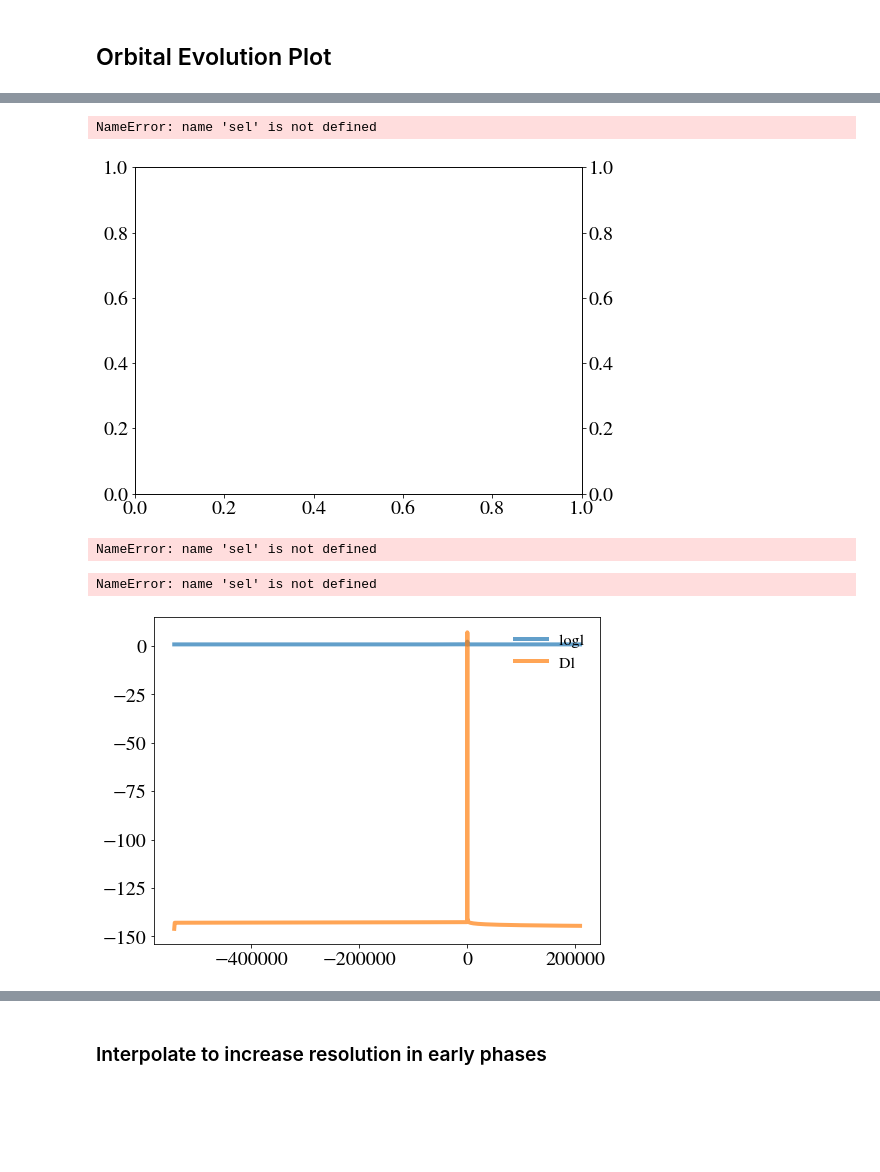
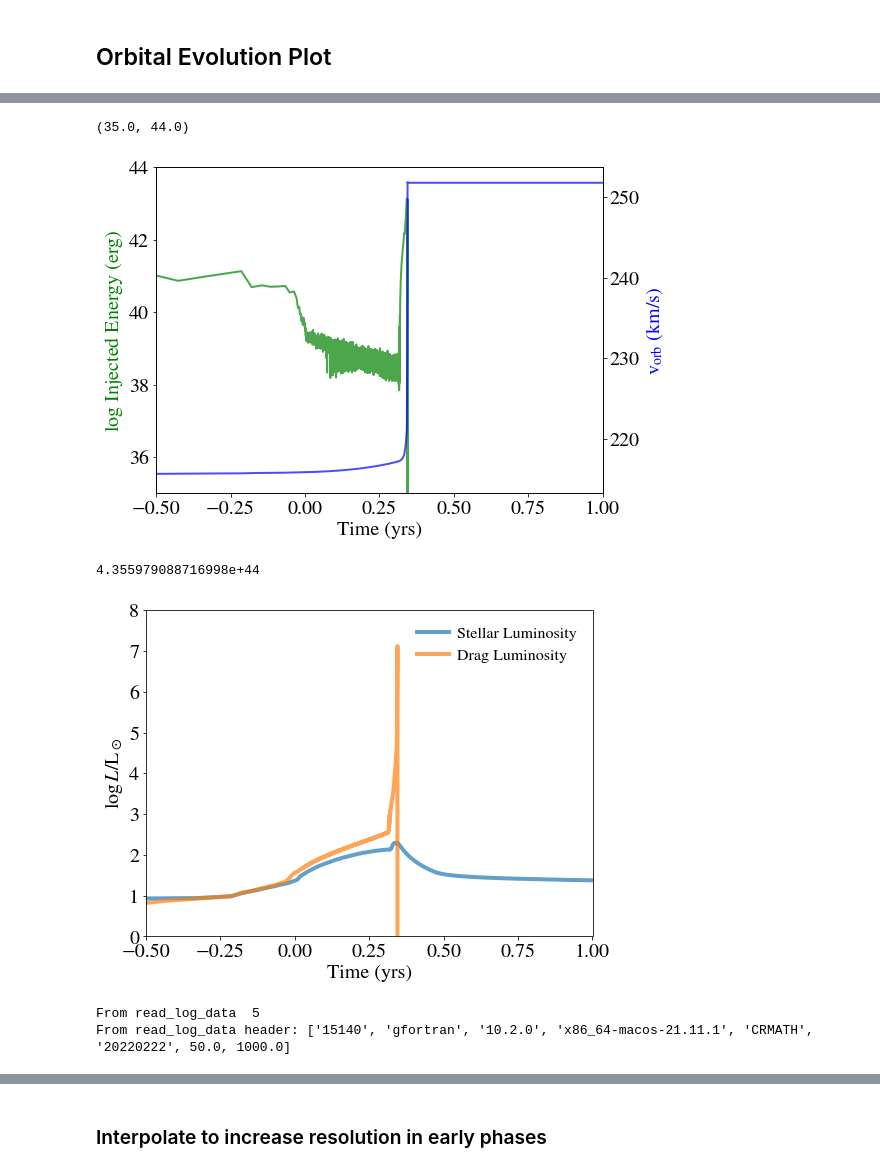
Before and after one commit to matteocantiello/planetaryengulfments, a Jupyter notebook: Dropbox (Personal)/work/engulfment/15140/paper_figures.ipynb, the cells around one changed output, grey strips where cells are left out. Drawn from its saved outputs; the diff is of its cells as text; code cells hidden in the pictures; blank space fills up the shorter version.

```diff
--- a/Dropbox (Personal)/work/engulfment/15140/paper_figures.ipynb
+++ b/Dropbox (Personal)/work/engulfment/15140/paper_figures.ipynb
@@ -456,47 +752,50 @@ ax2 = ax1.twinx()
 injected_e=(h.Log_Injected_energy)
 v_orb=h.Orbital_velocity
 
-ax1.plot(age[sel],injected_e[sel],linewidth=2,alpha=0.7,label=' de',c='g')
-ax2.plot(age[sel],v_orb[sel],linewidth=2,alpha=0.7,label=' vorb',color='b')
+ax1.plot(age[tot],injected_e[tot],linewidth=2,alpha=0.7,label=' de',c='g')
+ax2.plot(age[tot],v_orb[tot],linewidth=2,alpha=0.7,label=' vorb',color='b')
 plt.xlabel(r'Time (yrs)')
 plt.ylabel(r'$\log$ Injected Energy (erg)')
 ax1.set_xlabel(r'Time (yrs)')
 ax1.set_ylabel(r'$\log$ Injected Energy (erg)', color='g')
 ax2.set_ylabel(r'v$_{\rm orb}$ (km/s)', color='b')
 
+ax2.set_xlim(-0.5,1)
+ax1.set_xlim(-0.5,1)
+ax1.set_ylim(35,44)
+
 #ax2.ylabel(r'v$_{\rm orb}$ (km/s)')
 # %% [output]
-NameError: name 'sel' is not defined
+(35.0, 44.0)
-[figure, old version]
+[figure, new version]
-# %%
-infall=10**h.Log_Infall_distance/c.rsun
-plt.plot(age[sel],np.log10(infall[sel]),linewidth=2,alpha=0.7,label=' dr')
-
-#plt.plot(age[sel],v_orb[sel],linewidth=2,alpha=0.7,label=' Orbital Velocity')
-
-plt.xlabel(r'Time (yrs)')
-plt.ylabel(r'$\log \, $dr / ${\rm R}_\odot$')
-# %% [output]
-NameError: name 'sel' is not defined
 # %%
+infall=10**h.Log_Infall_distance/c.rsun
+
 dl = 10**injected_e/((10**logdt)*secyer)
 
-plt.plot(age,logl,linewidth=4,alpha=0.7,label=' logl')
-plt.plot(age,np.log10(dl/c.lsun),linewidth=4,alpha=0.7,label=' Dl')
+plt.plot(age,logl,linewidth=4,alpha=0.7,label='Stellar Luminosity')
+plt.plot(age,np.log10(dl/c.lsun),linewidth=4,alpha=0.7,label='Drag Luminosity')
 plt.legend(handlelength=2,frameon=False,loc="upper right",fontsize=16)
-plt.axis([age[sel][-1]-1,age[sel][-1], 0,7])
+plt.axis([-0.5,1, 0,8])
 
 
 plt.xlabel(r'Time (yrs)')
 plt.ylabel(r'$\log\, L / {\rm L}_\odot$')
 
+#ax2.set_xlim(-0.5,1)
+#ax1.set_xlim(-0.5,1)
+#ax1.set_ylim(35,44)
+
 print(sum(10**injected_e))
 # %% [output]
-NameError: name 'sel' is not defined
+4.355979088716998e+44
-[figure, old version]
+[figure, new version]
 # %%
 ## Orbital Evolution Plots (in polar coordinates)
 # %%
+h = mr.MesaData(DATA20+'LOGS/'+'history.data')
+
+
 mdot=h.log_abs_mdot
 infall=10**h.Log_Infall_distance
 injected_e=(h.Log_Injected_energy)
@@ -507,6 +806,9 @@ mass_heated=h.Total_mass_affected
 planet_location=h.Orbital_separation
 logdt=h.log_dt
 star_radius=10**h.log_R
+# %% [output]
+From read_log_data  5
+From read_log_data header: ['15140', 'gfortran', '10.2.0', 'x86_64-macos-21.11.1', 'CRMATH', '20220222', 50.0, 1000.0]
 # %%
 # Number of orbits per timesep
 
```
Also changed, not shown: parts of 21 cells of this notebook, 1 other file.
